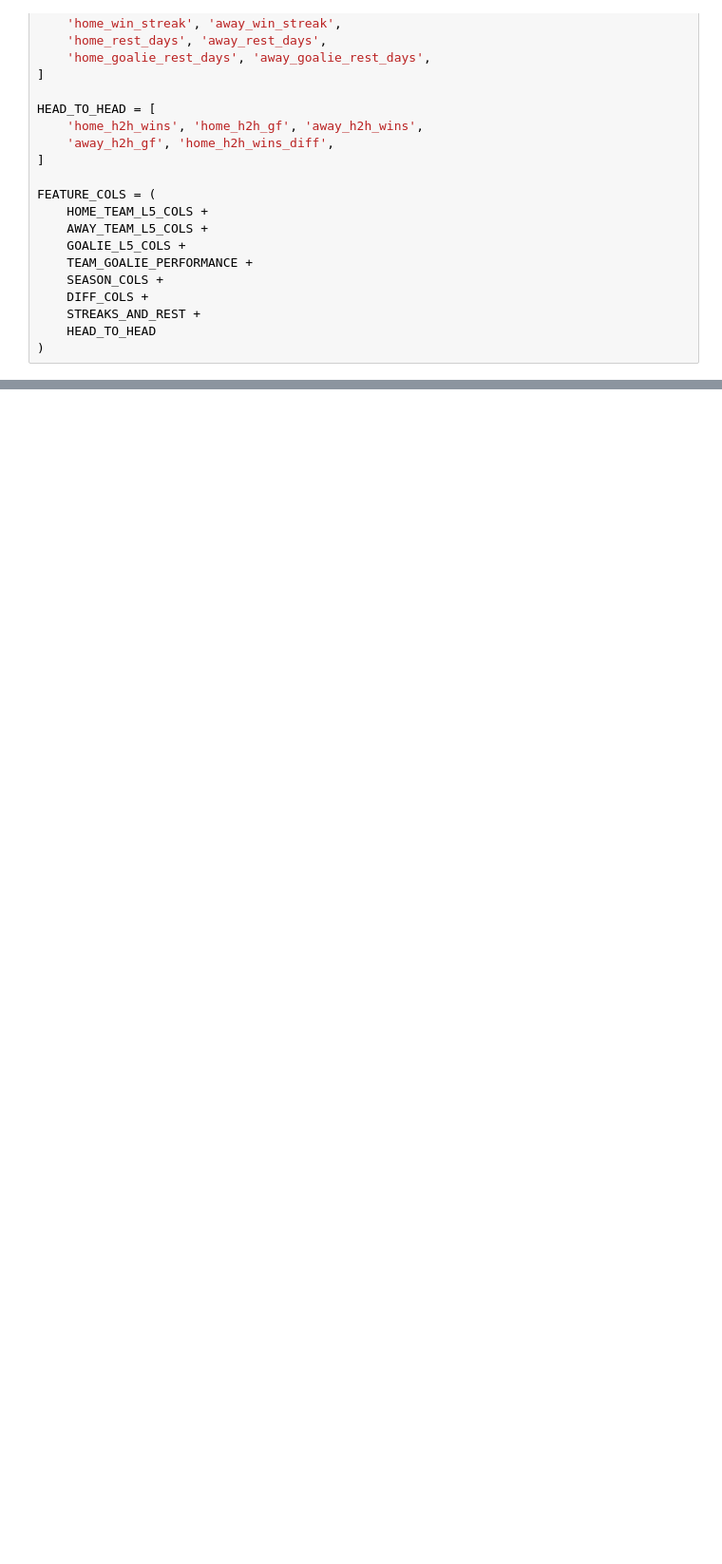
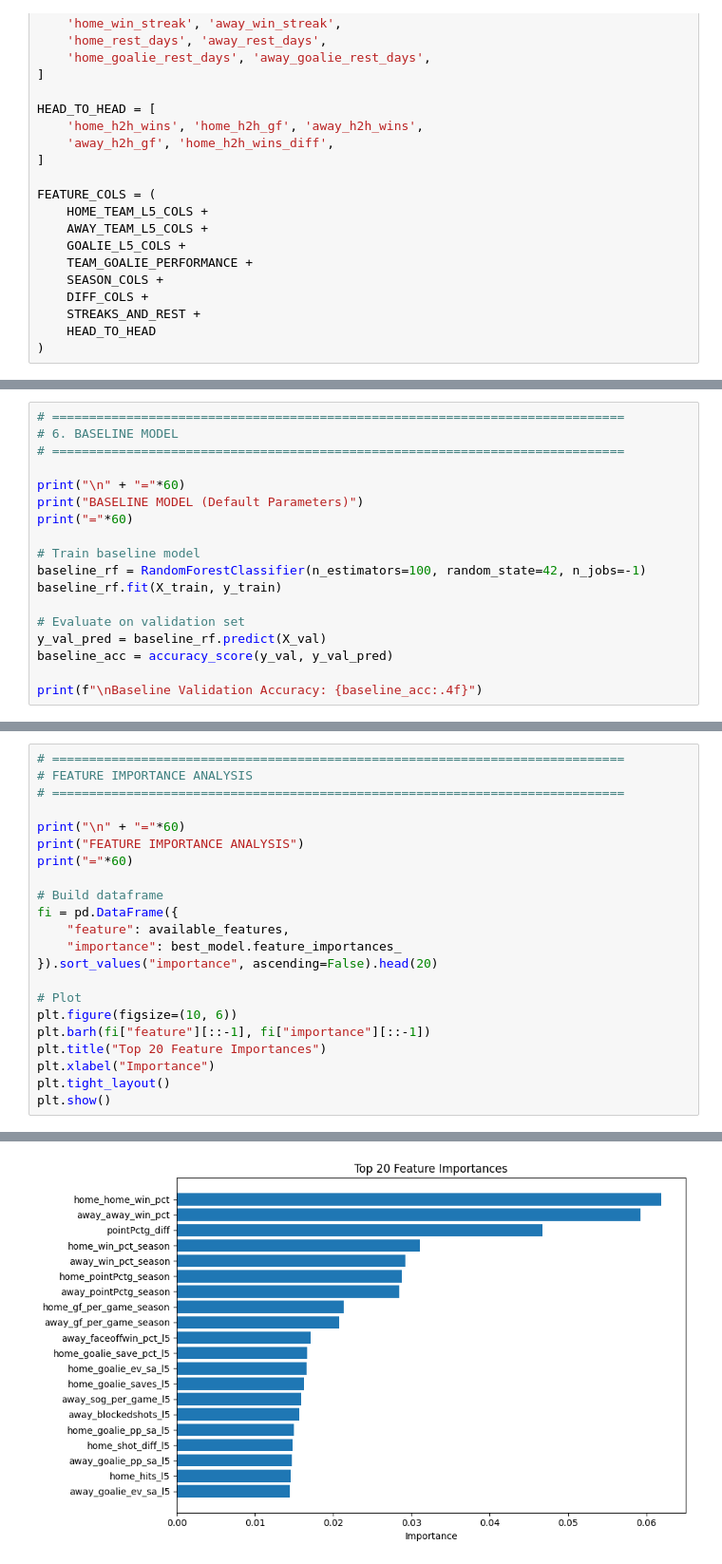
Before and after one commit to Griger2004/NHL_predictor, a Jupyter notebook: main/ml_dev/notebooks/predict.ipynb, the cells around one changed output, grey strips where cells are left out. Shown at 95% size. Saved outputs shown, nothing was run; the diff lists cells and outputs as text; blank space fills up the shorter version.

Commit message:
add basic RF model & add todays games-feature scraper & polish main

```diff
--- a/main/ml_dev/notebooks/predict.ipynb
+++ b/main/ml_dev/notebooks/predict.ipynb
@@ -295,0 +261,18 @@ last_20
+# %%
+# =============================================================================
+# 6. BASELINE MODEL
+# =============================================================================
+
+print("\n" + "="*60)
+print("BASELINE MODEL (Default Parameters)")
+print("="*60)
+
+# Train baseline model
+baseline_rf = RandomForestClassifier(n_estimators=100, random_state=42, n_jobs=-1)
+baseline_rf.fit(X_train, y_train)
+
+# Evaluate on validation set
+y_val_pred = baseline_rf.predict(X_val)
+baseline_acc = accuracy_score(y_val, y_val_pred)
+
+print(f"\nBaseline Validation Accuracy: {baseline_acc:.4f}")
@@ -295,0 +417,23 @@ last_20
+# %%
+# =============================================================================
+# FEATURE IMPORTANCE ANALYSIS
+# =============================================================================
+
+print("\n" + "="*60)
+print("FEATURE IMPORTANCE ANALYSIS")
+print("="*60)
+
+# Build dataframe
+fi = pd.DataFrame({
+    "feature": available_features,
+    "importance": best_model.feature_importances_
+}).sort_values("importance", ascending=False).head(20)
+
+# Plot
+plt.figure(figsize=(10, 6))
+plt.barh(fi["feature"][::-1], fi["importance"][::-1])
+plt.title("Top 20 Feature Importances")
+plt.xlabel("Importance")
+plt.tight_layout()
+plt.show()
+# %% [output]
@@ -295,0 +443 @@ last_20
+[figure, added]
```
Also changed, not shown: parts of 23 cells of this notebook, 5 other files.
